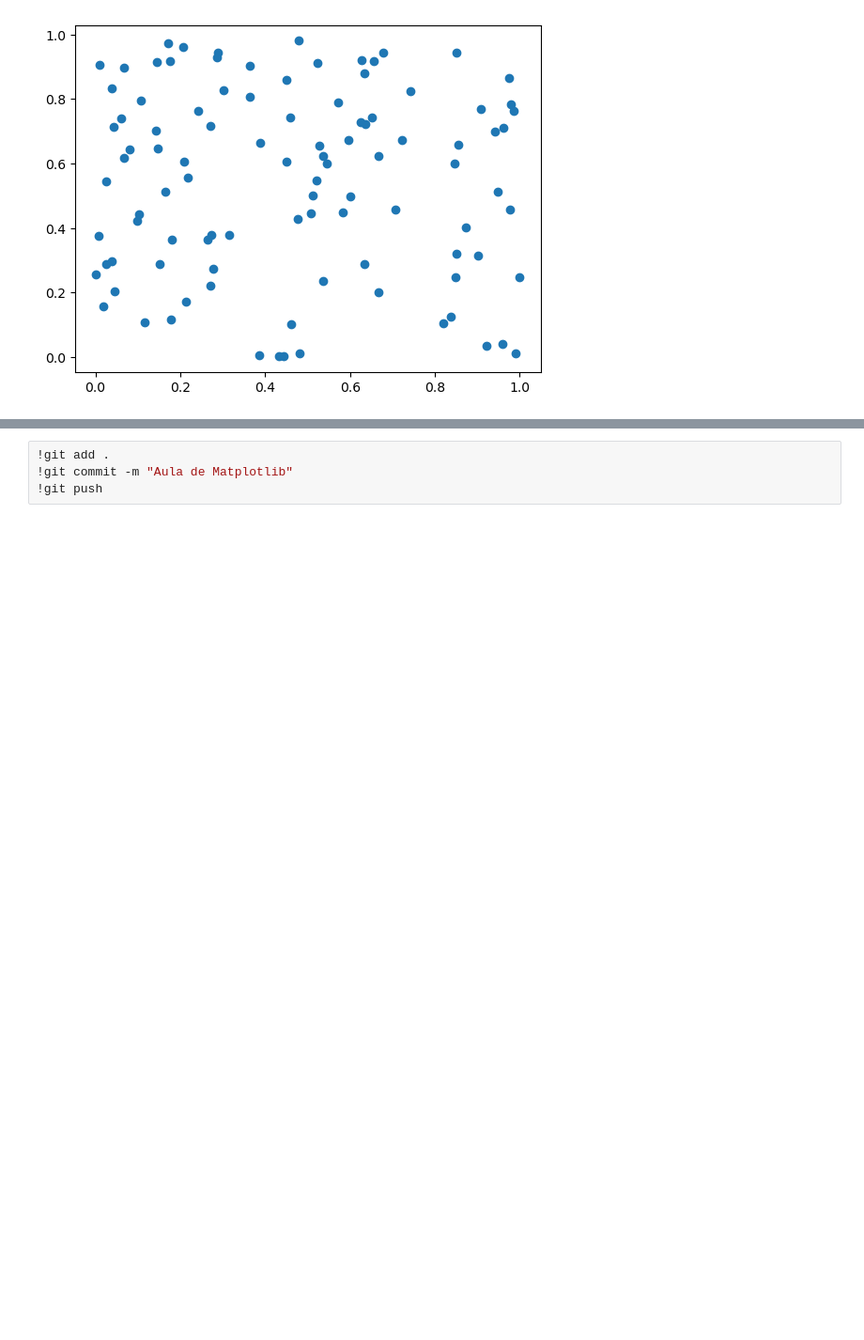
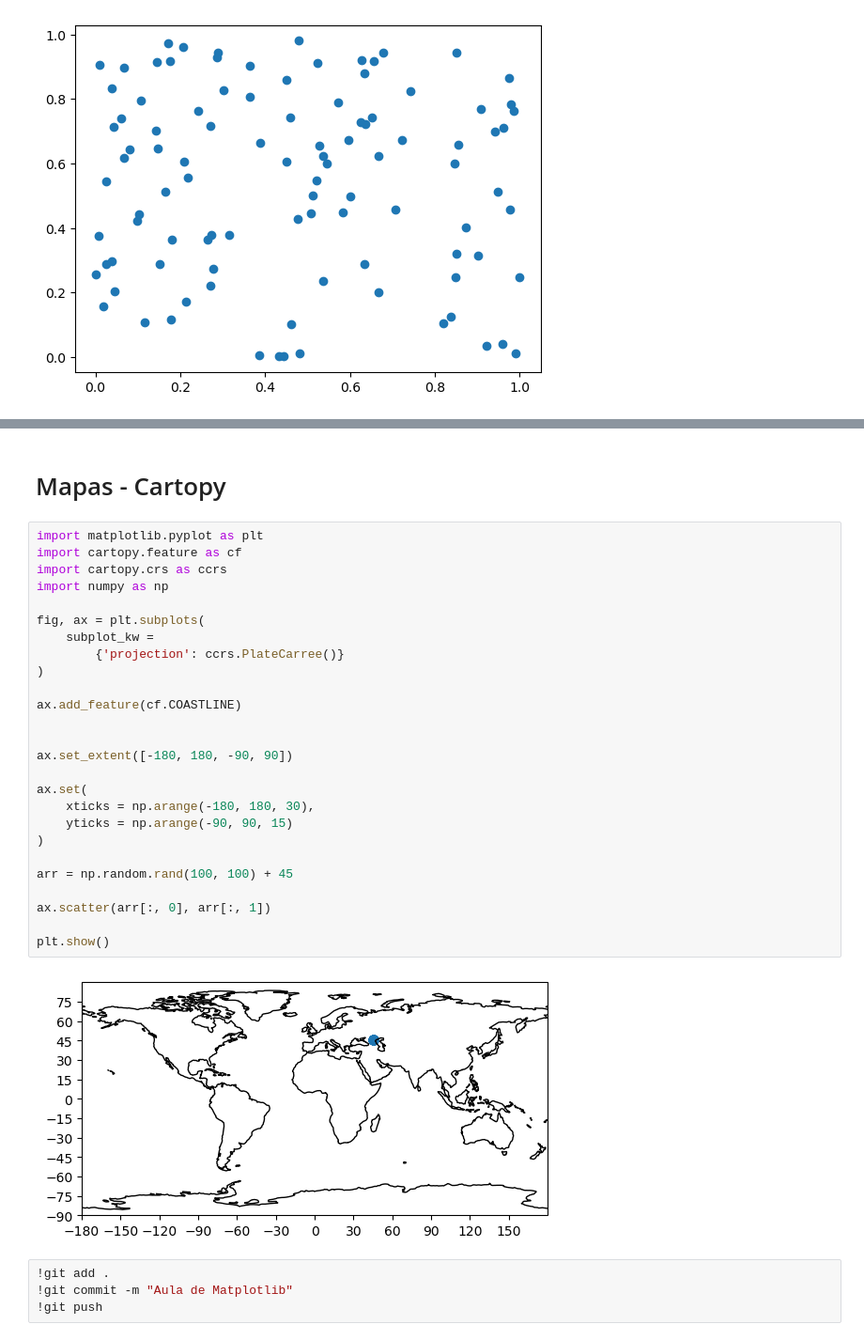
Before and after one commit to LuizFillip/Curso-de-Python--UEPB, a Jupyter notebook: Matplotlib.ipynb, the cells around one changed output, grey strips where cells are left out. Shown at 94% size. Drawn from its saved outputs; the diff is of its cells as text; blank space fills up the shorter version.

Commit message:
Aula de Matplotlib

```diff
--- a/Matplotlib.ipynb
+++ b/Matplotlib.ipynb
@@ -59,3 +58,33 @@ plt.imshow(z)
+# %% [markdown]
+# Mapas - Cartopy
+# %%
+import matplotlib.pyplot as plt
+import cartopy.feature as cf
+import cartopy.crs as ccrs
+import numpy as np
+
+fig, ax = plt.subplots(
+    subplot_kw =
+        {'projection': ccrs.PlateCarree()}
+)
+
+ax.add_feature(cf.COASTLINE)
+
+
+ax.set_extent([-180, 180, -90, 90])
+
+ax.set(
+    xticks = np.arange(-180, 180, 30),
+    yticks = np.arange(-90, 90, 15)
+)
+
+arr = np.random.rand(100, 100) + 45
+
+ax.scatter(arr[:, 0], arr[:, 1])
+
+plt.show()
+# %% [output]
+[figure, added]
 # %%
 !git add .
 !git commit -m "Aula de Matplotlib"
```
Also changed, not shown: parts of 1 cell of this notebook, 1 other file.
